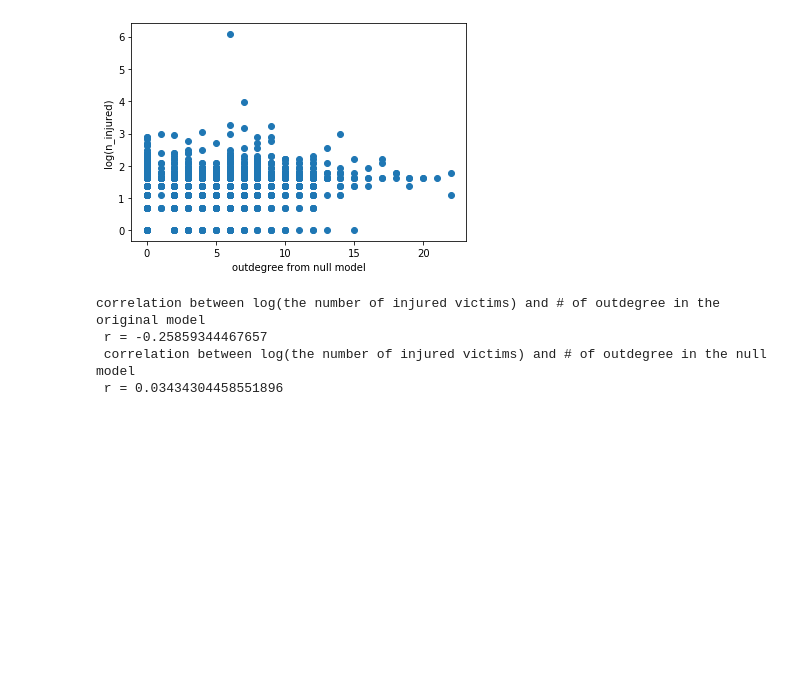
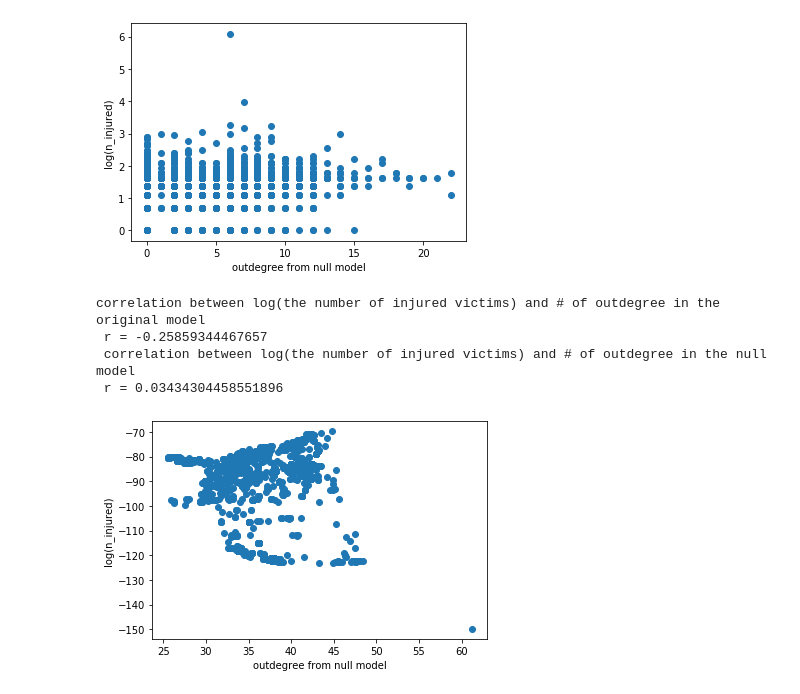
Before and after one commit to KH-K/mass-shooting, a Jupyter notebook: working_folder/10corr_and_plots.ipynb, the cells around one changed output. Saved outputs shown, nothing was run; the diff lists cells and outputs as text; code cells hidden in the pictures; blank space fills up the shorter version.

```diff
--- a/working_folder/10corr_and_plots.ipynb
+++ b/working_folder/10corr_and_plots.ipynb
@@ -155,3 +162,10 @@ correlation between log(the number of injured victims) and # of outdegree in the
  r = -0.25859344467657
  correlation between log(the number of injured victims) and # of outdegree in the null model
  r = 0.03434304458551896
+# %%
+plt.scatter(df['LAT'], df['LON'])
+plt.xlabel('outdegree from null model')
+plt.ylabel('log(n_injured)')
+plt.show()
+# %% [output]
+[figure, added]
```
Also changed, not shown: parts of 1 cell of this notebook.
